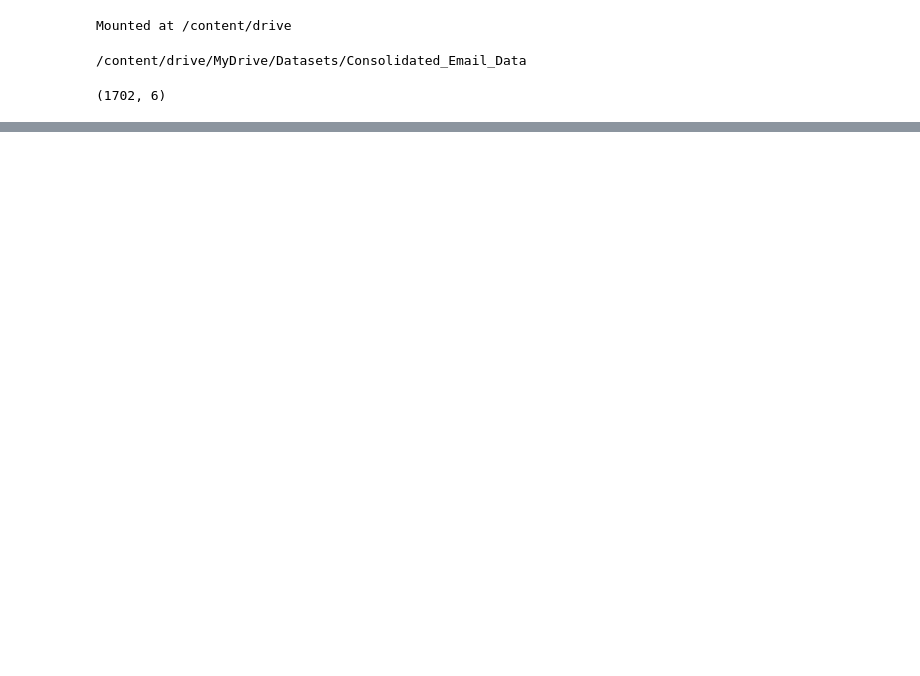
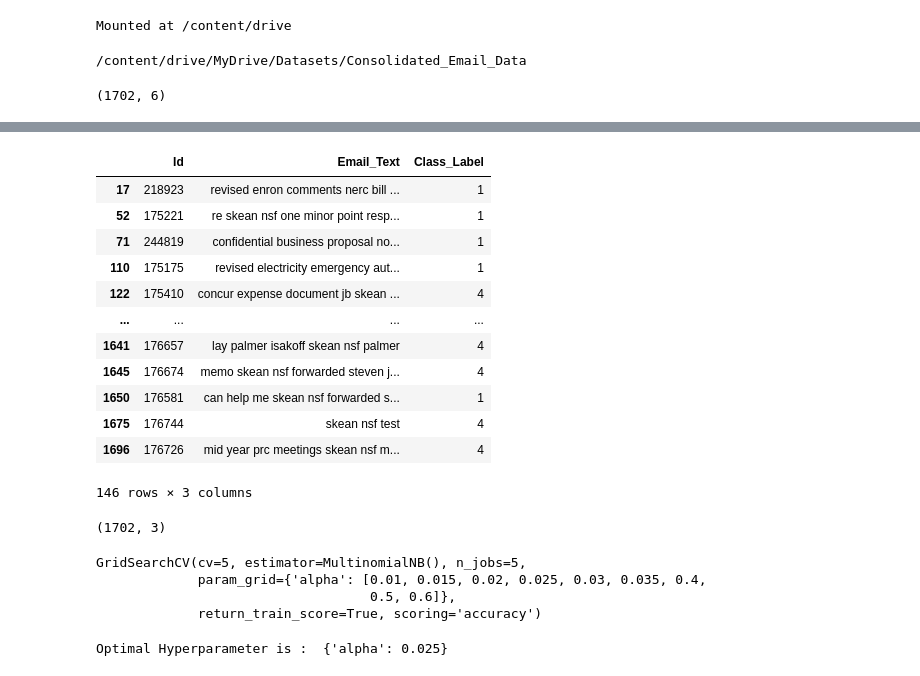
Before and after one commit to srinivas2234/VLabd_Assignment, a Jupyter notebook: Email_classification_Vlabs.ipynb, the cells around one changed output, grey strips where cells are left out. Cells and saved outputs as stored; diff of their text form; code cells hidden in the pictures; blank space fills up the shorter version.

```diff
--- a/Email_classification_Vlabs.ipynb
+++ b/Email_classification_Vlabs.ipynb
@@ -188,0 +337,2 @@ newDF = preprocess_emailText(email_df['Class_Label'].values[0])
+# %%
+rf = RandomForestClassifier(n_estimators = 30, criterion = 'gini').fit(Tfidf_train,y_train)
@@ -188,0 +355,2 @@ newDF = preprocess_emailText(email_df['Class_Label'].values[0])
+# %%
+y_pred_test_clc_lbl = rf.predict(Tfidf_test)
@@ -188,0 +374,18 @@ newDF = preprocess_emailText(email_df['Class_Label'].values[0])
+# %%
+Test_data_new['Class_Label'] = y_pred_test_clc_lbl.tolist()
+# %%
+Test_data_new
+# %% [output]
+|  | Id | Email_Text | Class_Label |
+| 17 | 218923 | revised enron comments nerc bill ... | 1 |
+| 52 | 175221 | re skean nsf one minor point resp... | 1 |
+| 71 | 244819 | confidential business proposal no... | 1 |
+| 110 | 175175 | revised electricity emergency aut... | 1 |
+| 122 | 175410 | concur expense document jb skean ... | 4 |
+| ... | ... | ... | ... |
+| 1641 | 176657 | lay palmer isakoff skean nsf palmer | 4 |
+| 1645 | 176674 | memo skean nsf forwarded steven j... | 4 |
+| 1650 | 176581 | can help me skean nsf forwarded s... | 1 |
+| 1675 | 176744 | skean nsf test | 4 |
+| 1696 | 176726 | mid year prc meetings skean nsf m... | 4 |
+146 rows × 3 columns
@@ -188,0 +394,4 @@ newDF = preprocess_emailText(email_df['Class_Label'].values[0])
+# %%
+Updated_dataset.shape
+# %% [output]
+(1702, 3)
@@ -188,0 +417,11 @@ newDF = preprocess_emailText(email_df['Class_Label'].values[0])
+# %%
+gs.fit(Tfidf_train,y_train)
+# %% [output]
+GridSearchCV(cv=5, estimator=MultinomialNB(), n_jobs=5,
+             param_grid={'alpha': [0.01, 0.015, 0.02, 0.025, 0.03, 0.035, 0.4,
+                                   0.5, 0.6]},
+             return_train_score=True, scoring='accuracy')
+# %%
+print("Optimal Hyperparameter is : ",gs.best_params_)
+# %% [output]
+Optimal Hyperparameter is :  {'alpha': 0.025}
```
Also changed, not shown: parts of 70 cells of this notebook.
